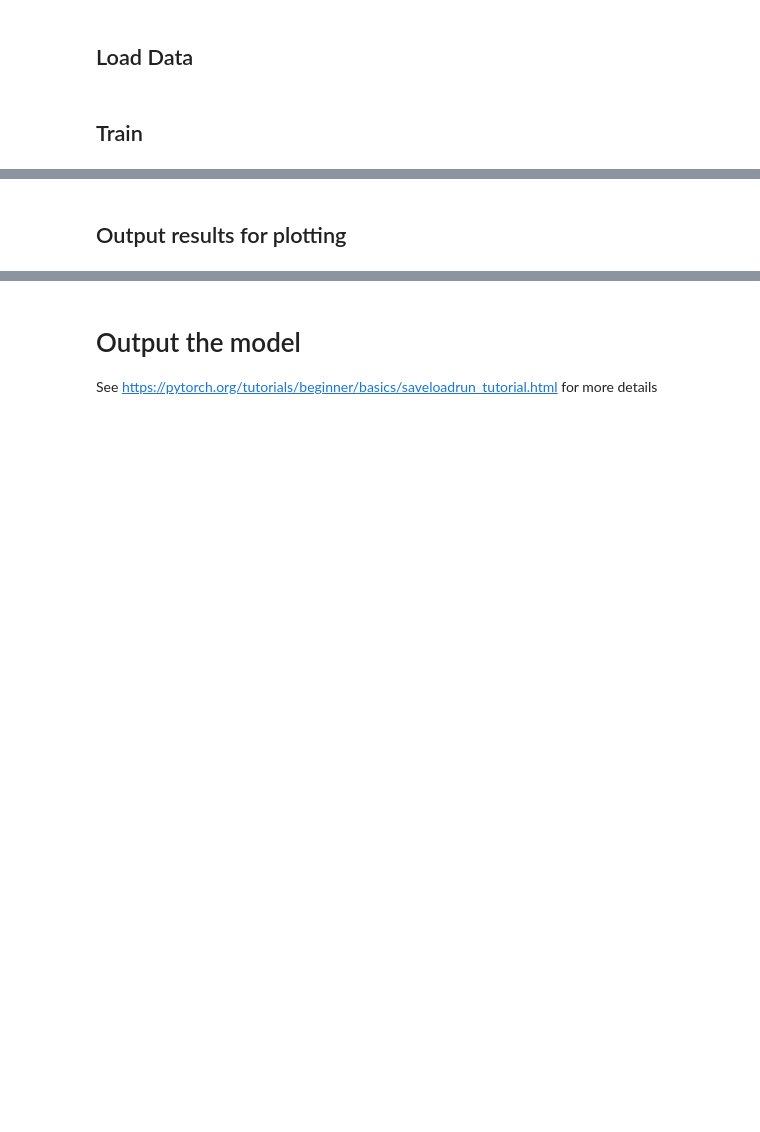
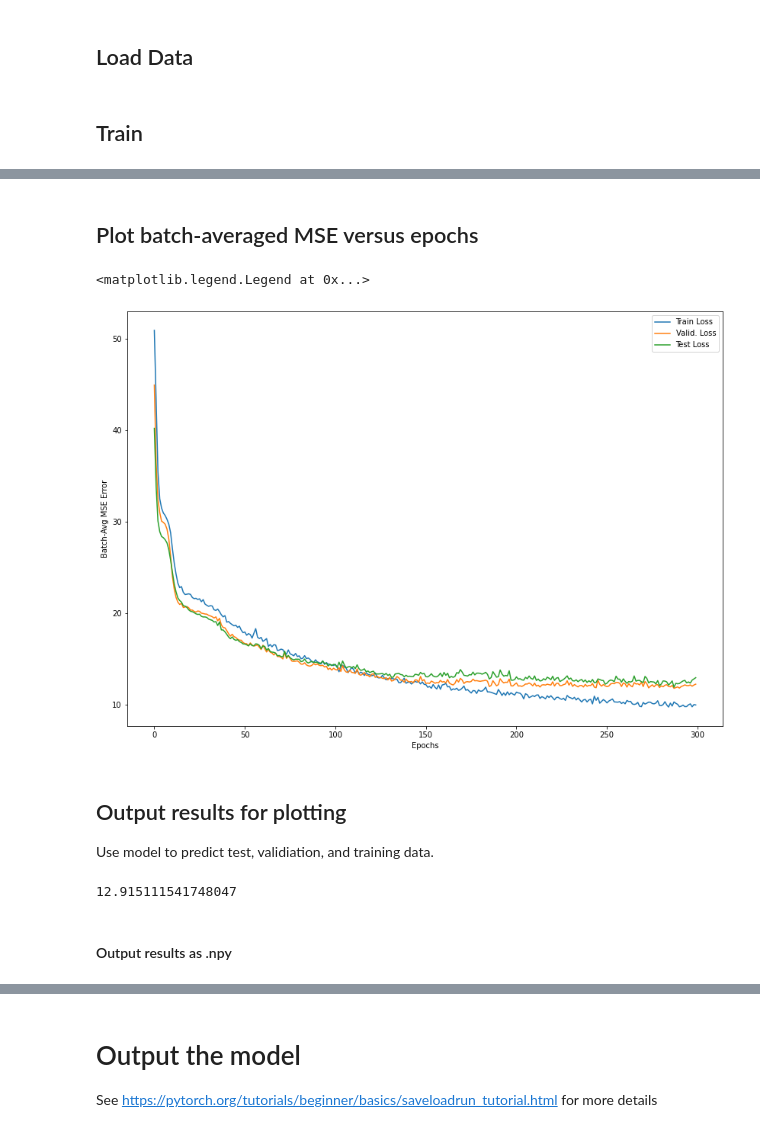
Before and after one commit to chrismhl/sift_ml_inversion, a Jupyter notebook: sift_conv1d_train.ipynb, the cells around one changed output, grey strips where cells are left out. Cells and saved outputs as stored; diff of their text form; code cells hidden in the pictures; blank space fills up the shorter version.

```diff
--- a/sift_conv1d_train.ipynb
+++ b/sift_conv1d_train.ipynb
@@ -74,7 +75,7 @@ valid_dataloader = DataLoader(valid_dataset, batch_size = batch, shuffle = shuf,
 ## Train
 # %%
 def valid(dataloader, model, loss_fn):
-    size = len(dataloader.dataset)
+    size = len(dataloader) # number of batches
     valid_model = model.eval()
     valid_loss = 0
     with torch.no_grad():
@@ -102,6 +104,7 @@ optimizer = optim.Adam(model.parameters(), lr=0.0005)
 epochs = 300
 nbatches = len(train_dataloader)
 train_loss_array = np.zeros(epochs)
+test_loss_array = np.zeros(epochs)
 valid_loss_array = np.zeros(epochs)
 
 for t in range(epochs):
@@ -121,26 +124,51 @@ for t in range(epochs):
 
         # keep track of training loss
         train_loss += loss.item()
-        avg_train_loss = train_loss/nbatches
 
-        # Comment this out when u dont need it anymore.
-        avg_valid_loss = valid(valid_dataloader, model, loss_func)
-        model.train(True) #Do i need this?
+    # Calculating the batch-averaged loss
+    avg_train_loss = train_loss/nbatches
+    avg_valid_loss = valid(valid_dataloader, model, loss_func)
+    avg_test_loss = valid(test_dataloader, model, loss_func)
+    model.train(True) #Do i need this?
 
-    # every 50 epochs, print test error
-    if (t+1) % 50 == 0:
-        print('Epoch: %s' % str(t+1))
-        print('------')
-        print(f"Avg Train loss: {avg_train_loss:>8f} \n")
-        print(f"Avg Validation loss: {avg_valid_loss:>8f} \n")
+    # every 50 epochs, print test error. Adjust print frequency
+    # depending on epoch size
+#     if (t+1) % 50 == 0:
+#         print('Epoch: %s' % str(t+1))
+#         print('------')
+#         print(f"Avg Train loss: {avg_train_loss:>8f} \n")
+#         print(f"Avg Validation loss: {avg_valid_loss:>8f} \n")
+#         print(f"Avg Test loss: {avg_test_loss:>8f} \n")
 
     train_loss_array[t] = avg_train_loss
     valid_loss_array[t] = avg_valid_loss
+    test_loss_array[t] = avg_test_loss
+# %% [markdown]
+## Plot batch-averaged MSE versus epochs
 # %%
+plt.figure(figsize=(14,10))
 plt.plot(train_loss_array, label='Train Loss')
 plt.plot(valid_loss_array, label='Valid. Loss')
+plt.plot(test_loss_array, label='Test Loss')
 plt.xlabel('Epochs')
-plt.ylabel('Avg MSE Error')
+plt.ylabel('Batch-Avg MSE Error')
 plt.legend()
+#plt.savefig('error_3000_epoch.png')
+# %% [output]
+<matplotlib.legend.Legend at 0x...>
+[figure, added]
+# %% [markdown]
+## Output results for plotting
+
+Use model to predict test, validiation, and training data.
+# %%
+model.eval() # mportant to disable dropout layers
+with torch.no_grad():
+    pred_test = model(test_x)
+    pred_train = model(train_x)
+    pred_valid = model(valid_x)
+    print(loss_func(pred_test,test_y).item())
+# %% [output]
+12.915111541748047
 # %% [markdown]
-## Output results for plotting
+#### Output results as .npy
```
Also changed, not shown: parts of 9 cells of this notebook, 5 other files.
